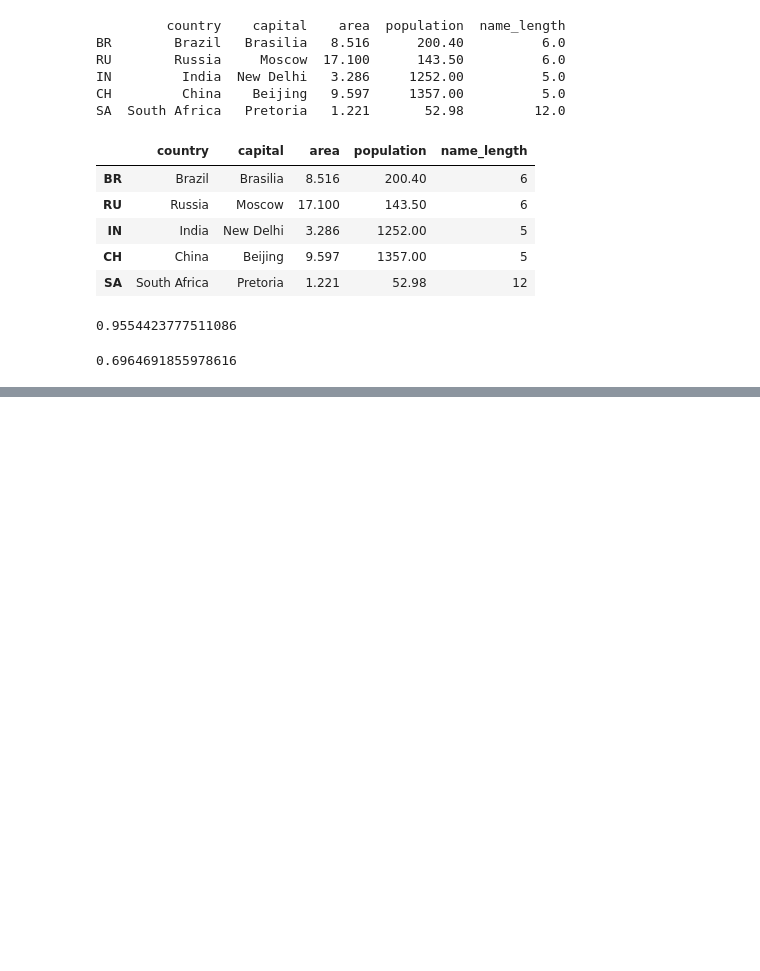
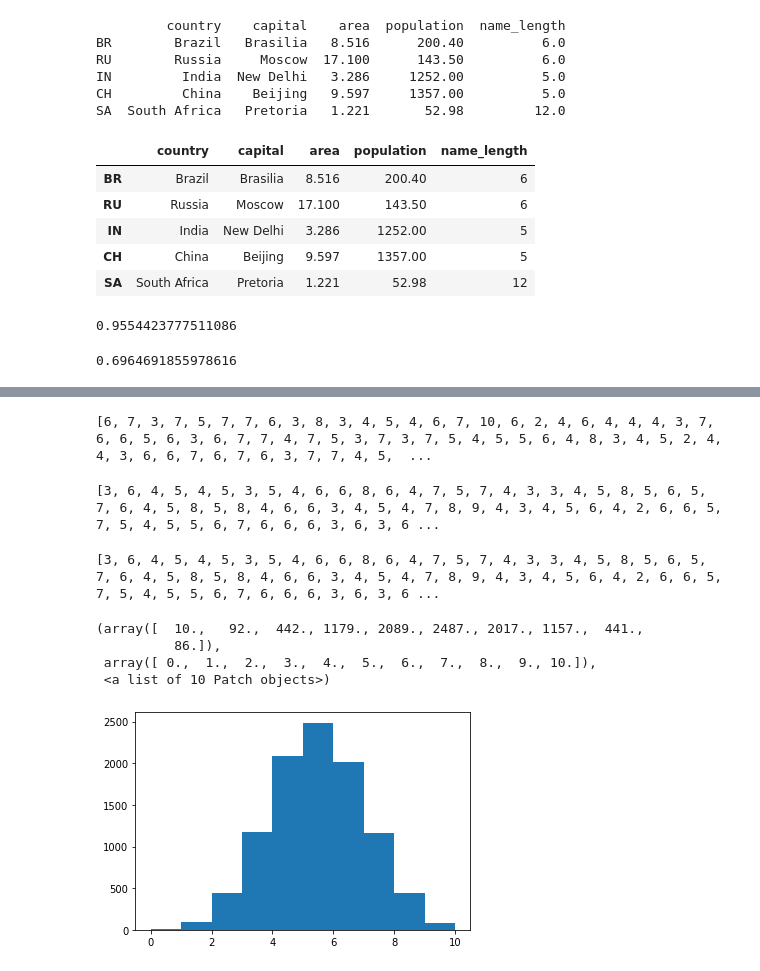
Before and after one commit to azamat-afk/git_lesson, a Jupyter notebook: src/intermediate_python.ipynb, the cells around one changed output, grey strips where cells are left out. Cells and saved outputs as stored; diff of their text form; code cells hidden in the pictures; blank space fills up the shorter version.

```diff
--- a/src/intermediate_python.ipynb
+++ b/src/intermediate_python.ipynb
@@ -740,0 +810,46 @@ np.random.rand()
+# %%
+tails=[0]
+for x in range(10):
+    coin=np.random.randint(0,2)
+    tails.append(tails[x]+coin)
+# %%
+np.random.rand(123)
+final_tails=[]
+for x in range(100):
+    tails = [0]
+    for x in range(10):
+        coin=np.random.randint(0,2)
+        tails.append(tails[x]+coin)
+    final_tails.append(tails[-1])
+print(final_tails)
+# %% [output]
+[6, 7, 3, 7, 5, 7, 7, 6, 3, 8, 3, 4, 5, 4, 6, 7, 10, 6, 2, 4, 6, 4, 4, 4, 3, 7, 6, 6, 5, 6, 3, 6, 7, 7, 4, 7, 5, 3, 7, 3, 7, 5, 4, 5, 5, 6, 4, 8, 3, 4, 5, 2, 4, 4, 3, 6, 6, 7, 6, 7, 6, 3, 7, 7, 4, 5,  ...
+# %%
+import numpy as np
+import matplotlib.pyplot as plt
+np.random.seed(123)
+final_tails=[]
+for x in range(10000):
+    tails=[0]
+    for x in range(10):
+        coin=np.random.randint(0,2)
+        tails.append(tails[x]+coin)
+    final_tails.append(tails[-1])
+# %%
+print(final_tails)
+# %% [output]
+[3, 6, 4, 5, 4, 5, 3, 5, 4, 6, 6, 8, 6, 4, 7, 5, 7, 4, 3, 3, 4, 5, 8, 5, 6, 5, 7, 6, 4, 5, 8, 5, 8, 4, 6, 6, 3, 4, 5, 4, 7, 8, 9, 4, 3, 4, 5, 6, 4, 2, 6, 6, 5, 7, 5, 4, 5, 5, 6, 7, 6, 6, 6, 3, 6, 3, 6 ...
+# %%
+final_tails.append(tails[-1])
+# %%
+print(final_tails)
+# %% [output]
+[3, 6, 4, 5, 4, 5, 3, 5, 4, 6, 6, 8, 6, 4, 7, 5, 7, 4, 3, 3, 4, 5, 8, 5, 6, 5, 7, 6, 4, 5, 8, 5, 8, 4, 6, 6, 3, 4, 5, 4, 7, 8, 9, 4, 3, 4, 5, 6, 4, 2, 6, 6, 5, 7, 5, 4, 5, 5, 6, 7, 6, 6, 6, 3, 6, 3, 6 ...
+# %%
+plt.hist(final_tails, bins=10)
+# %% [output]
+(array([  10.,   92.,  442., 1179., 2089., 2487., 2017., 1157.,  441.,
+          86.]),
+ array([ 0.,  1.,  2.,  3.,  4.,  5.,  6.,  7.,  8.,  9., 10.]),
+ <a list of 10 Patch objects>)
+[figure, added]
```
Also changed, not shown: parts of 13 cells of this notebook, 41 other files.
